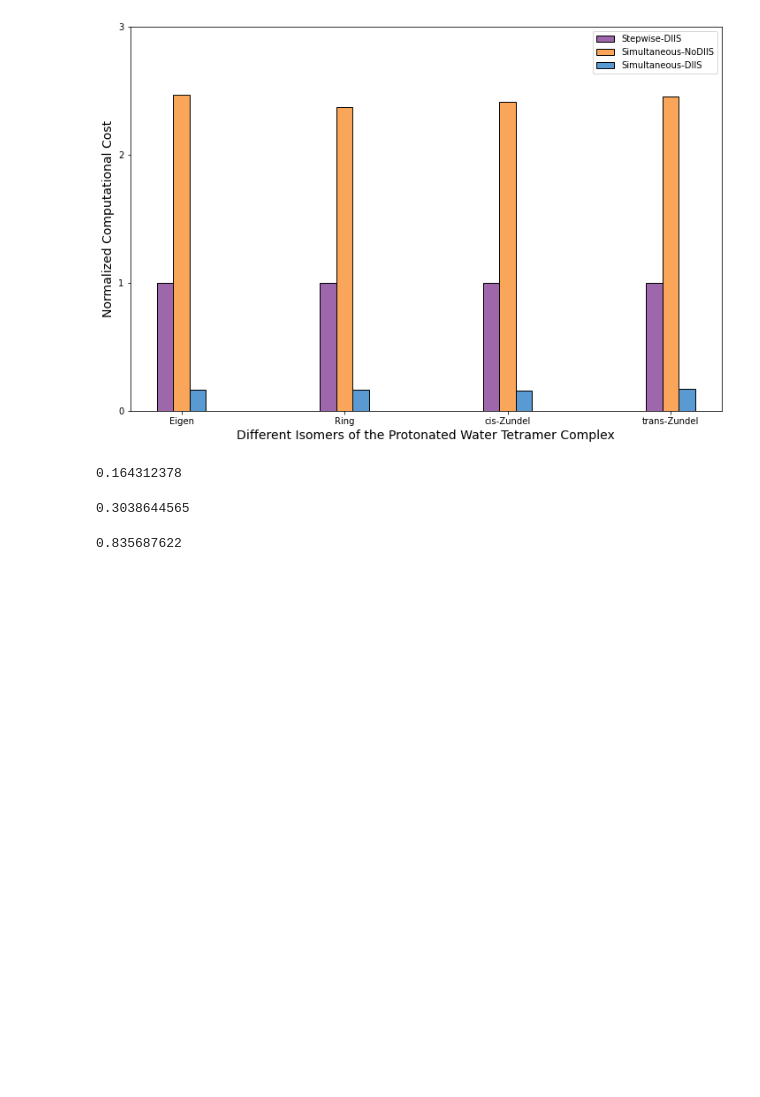
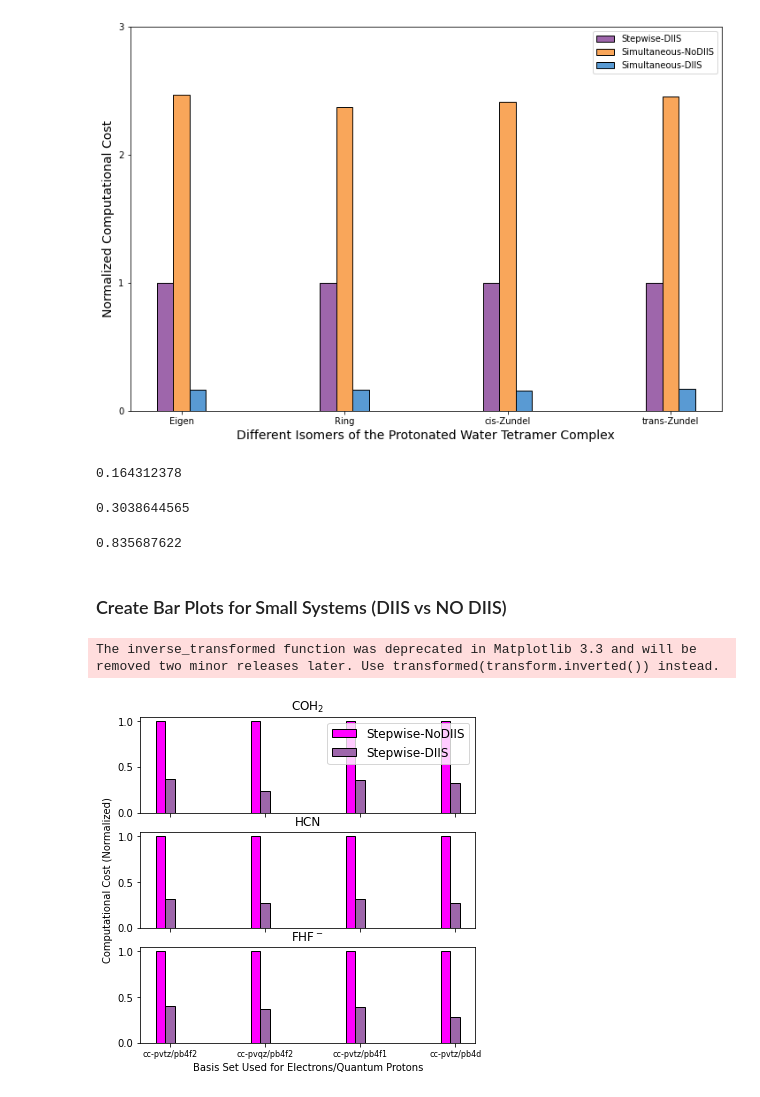
Before and after one commit to aodongliu/NEO-SCF-2ndYearExam, a Jupyter notebook: bar_plot_compcost.ipynb, the cells around one changed output. Cells and saved outputs as stored; diff of their text form; code cells hidden in the pictures; blank space fills up the shorter version.

```diff
--- a/bar_plot_compcost.ipynb
+++ b/bar_plot_compcost.ipynb
@@ -172,3 +172,66 @@ np.average(np.concatenate((coh2_simul_diis,hcn_simul_diis,fhf_simul_diis)),axis=
 1-0.164312378
 # %% [output]
 0.835687622
+# %% [markdown]
+### Create Bar Plots for Small Systems (DIIS vs NO DIIS)
+# %%
+coh2_stw_nodiis = np.array([1,1,1,1])
+coh2_stw_diis = np.array([0.369339324,0.232514899,0.352781857,0.3222626871])
+
+hcn_stw_nodiis = np.array([1,1,1,1])
+hcn_stw_diis = np.array([0.317159976,0.270548313,0.314655822,0.275008674])
+
+fhf_stw_nodiis = np.array([1,1,1,1])
+fhf_stw_diis = np.array([0.403336943,0.364739614,0.388835928,0.281778739])
+# %%
+# set width of bar
+barWidth = 0.1
+
+# Set position of bar on X axis
+br1 = np.arange(len(coh2_stw_diis))
+br2 = [x + barWidth for x in br1]
+br3 = [x + barWidth for x in br2]
+# %%
+fig, (ax1, ax2, ax3) = plt.subplots(3, 1,figsize =(6, 6), sharex=True, sharey='row', gridspec_kw={'hspace': 0.2},tight_layout=True)
+# fig = plt.figure(figsize =(16, 8),tight_layout=True)
+# ax1 = fig.add_subplot(311)
+# ax2 = fig.add_subplot(312)
+# ax3 = fig.add_subplot(313)
+
+
+ax1.bar(br1, coh2_stw_nodiis, color ='magenta', width = barWidth,
+        edgecolor ='black', label ='Stepwise-NoDIIS')
+ax1.bar(br2, coh2_stw_diis, color ='#9e66ab', width = barWidth,
+        edgecolor ='black', label ='Stepwise-DIIS')
+ax1.legend(loc='upper right', fontsize=12)
+
+
+ax2.bar(br1, hcn_stw_nodiis, color ='magenta', width = barWidth,
+        edgecolor ='black', label ='Stepwise-NoDIIS')
+ax2.bar(br2, hcn_stw_diis, color ='#9e66ab', width = barWidth,
+        edgecolor ='black', label ='Stepwise-DIIS')
+
+
+ax3.bar(br1, fhf_stw_nodiis, color ='magenta', width = barWidth,
+        edgecolor ='black', label ='Stepwise-NoDIIS')
+ax3.bar(br2, fhf_stw_diis, color ='#9e66ab', width = barWidth,
+        edgecolor ='black', label ='Stepwise-DIIS')
+
+ax3.set_xticks([r + barWidth for r in range(len(coh2_stw_diis))])
+ax3.set_xticklabels(['cc-pvtz/pb4f2', 'cc-pvqz/pb4f2', 'cc-pvtz/pb4f1', 'cc-pvtz/pb4d'],fontsize=8)
+#ax3.set_yticks(np.arange(0, max(fhf_simul_nodiis)+1, 2))
+
+ax1.title.set_text('COH$_2$')
+ax2.title.set_text('HCN')
+ax3.title.set_text('FHF$^-$')
+
+
+plt.xlabel("Basis Set Used for Electrons/Quantum Protons")
+set_shared_ylabel((ax1, ax2, ax3), 'Computational Cost (Normalized)')
+
+
+plt.savefig('small_system_AlgvsCompCost_StwDIISvsStwNoDIIS.pdf',dpi=600)
+plt.show()
+# %% [output]
+The inverse_transformed function was deprecated in Matplotlib 3.3 and will be removed two minor releases later. Use transformed(transform.inverted()) instead.
+[figure, added]
```
Also changed, not shown: parts of 4 cells of this notebook, 16 other files.
